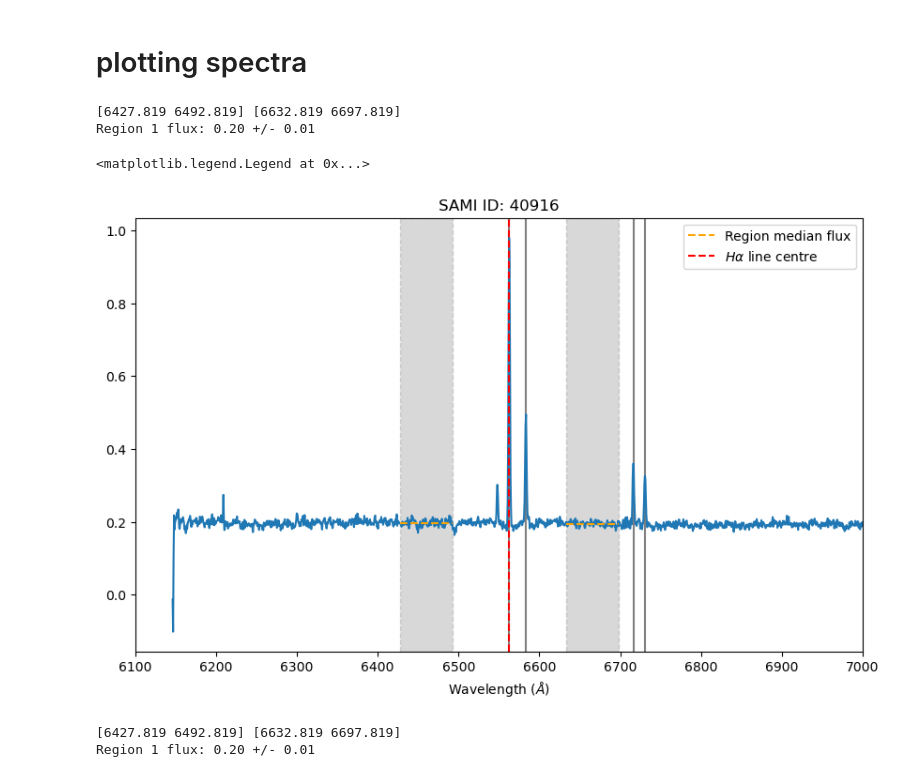
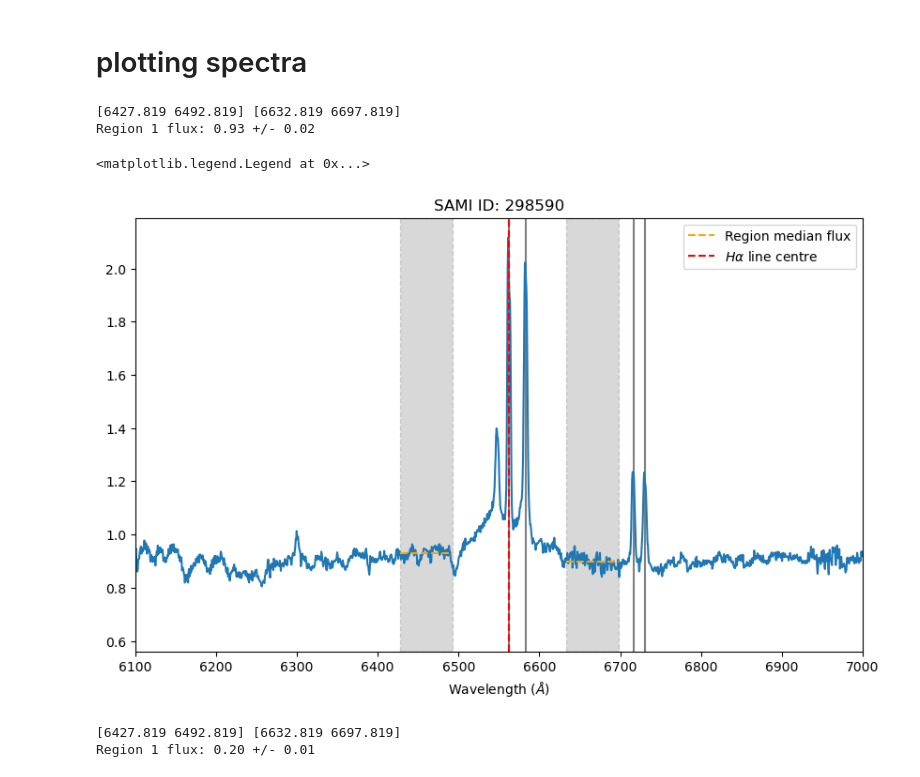
Before and after one commit to mspan4/sami_tools_smc_mspa4681, a Jupyter notebook: EW_Ha_analysis.ipynb, the cells around one changed output. Saved outputs shown, nothing was run; the diff lists cells and outputs as text; code cells hidden in the pictures.

```diff
--- a/EW_Ha_analysis.ipynb
+++ b/EW_Ha_analysis.ipynb
@@ -36,8 +36,8 @@ gassig_statistics_catalogue = "gassig_statistics.fits"
 def refresh_module():
     import importlib
     import Code.all_fctns as all_fctns
-    import EW_Ha_tools
-    importlib.reload(EW_Ha_tools)
+    import EW_tools
+    importlib.reload(EW_tools)
     importlib.reload(all_fctns)
     importlib.reload(plot_tools)
 
@@ -49,7 +49,7 @@ CATIDs = 40916, 9011900711, 298590, 6821
 # %%
 refresh_module()
 CATIDs = 40916, 9011900711, 298590, 6821
-CATID = CATIDs[0]
+CATID = CATIDs[2]
 
 fig, ax = plt.subplots(1,1, figsize=(10,6))
 
@@ -77,35 +77,35 @@ Ha_lam = 6562.819
 region1 = np.array([-region_width, 0]) + Ha_lam - region_separation/2
 region2 = np.array([0, region_width]) + Ha_lam + region_separation/2
 print(region1, region2)
 
 # plot these regions
 ax.axvspan(region1[0], region1[1], color='grey', alpha=0.3, linestyle='--')
 ax.axvspan(region2[0], region2[1], color='grey', alpha=0.3, linestyle='--')
 
 
 
 
 def get_spectra_region_flux(sami_lam, sami_flux, region, estimation_method='median'):
     """Get the mean flux in a given wavelength region."""
     region_mask = (sami_lam >= region[0]) & (sami_lam <= region[1])
     region_flux = np.mean(sami_flux[region_mask])
     region_flux_err = np.std(sami_flux[region_mask]) # check this
     return region_flux, region_flux_err
 
 region1_flux, region1_flux_err = get_spectra_region_flux(sami_lam_red_zcorr, sami_flux_red, region1)
 region2_flux, region2_flux_err = get_spectra_region_flux(sami_lam_red_zcorr, sami_flux_red, region2)
 print(f"Region 1 flux: {region1_flux:.2f} +/- {region1_flux_err:.2f}")
 
 ax.plot(region1, [region1_flux]*2, color='orange', linestyle='--', label='Region median flux')
 ax.plot(region2, [region2_flux]*2, color='orange', linestyle='--')
 
 ax.axvline(Ha_lam, color='red', linestyle='--', label='$H\\alpha$ line centre')
 ax.legend()
 # %% [output]
 [6427.819 6492.819] [6632.819 6697.819]
-Region 1 flux: 0.20 +/- 0.01
+Region 1 flux: 0.93 +/- 0.02
 <matplotlib.legend.Legend at 0x...>
-[figure, old version]
+[figure, new version]
 # %%
 refresh_module()
 CATID = CATIDs[0]
```
Also changed, not shown: parts of 8 cells of this notebook, 2 other files.
